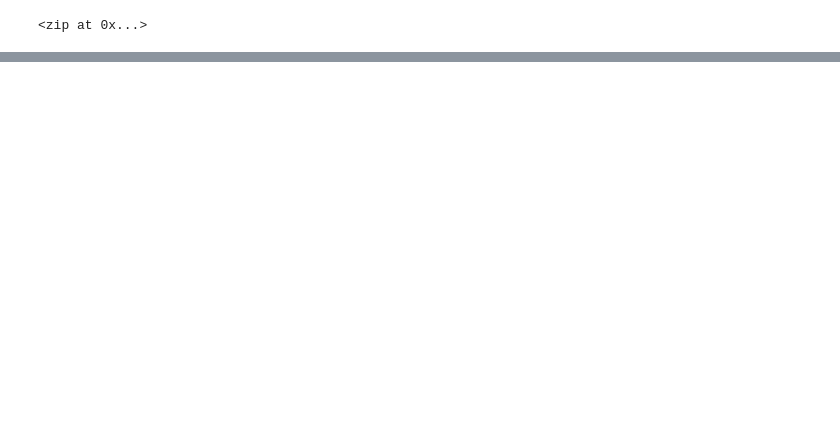
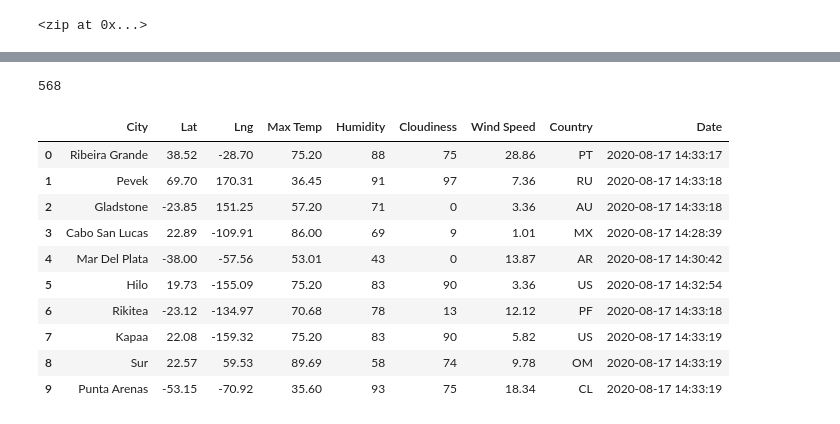
Before and after one commit to jmsyfang/World_Weather_Analysis, a Jupyter notebook: WeatherPy.ipynb, the cells around one changed output, grey strips where cells are left out. Saved outputs shown, nothing was run; the diff lists cells and outputs as text; code cells hidden in the pictures; blank space fills up the shorter version.

```diff
--- a/WeatherPy.ipynb
+++ b/WeatherPy.ipynb
@@ -32,0 +129,20 @@ len(cities)
+# %%
+len(city_data)
+# %% [output]
+568
+# %%
+# Convert the array of dictionaries to a Pandas DataFrame.
+city_data_df = pd.DataFrame(city_data)
+city_data_df.head(10)
+# %% [output]
+|  | City | Lat | Lng | Max Temp | Humidity | Cloudiness | Wind Speed | Country | Date |
+| 0 | Ribeira Grande | 38.52 | -28.70 | 75.20 | 88 | 75 | 28.86 | PT | 2020-08-17 14:33:17 |
+| 1 | Pevek | 69.70 | 170.31 | 36.45 | 91 | 97 | 7.36 | RU | 2020-08-17 14:33:18 |
+| 2 | Gladstone | -23.85 | 151.25 | 57.20 | 71 | 0 | 3.36 | AU | 2020-08-17 14:33:18 |
+| 3 | Cabo San Lucas | 22.89 | -109.91 | 86.00 | 69 | 9 | 1.01 | MX | 2020-08-17 14:28:39 |
+| 4 | Mar Del Plata | -38.00 | -57.56 | 53.01 | 43 | 0 | 13.87 | AR | 2020-08-17 14:30:42 |
+| 5 | Hilo | 19.73 | -155.09 | 75.20 | 83 | 90 | 3.36 | US | 2020-08-17 14:32:54 |
+| 6 | Rikitea | -23.12 | -134.97 | 70.68 | 78 | 13 | 12.12 | PF | 2020-08-17 14:33:18 |
+| 7 | Kapaa | 22.08 | -159.32 | 75.20 | 83 | 90 | 5.82 | US | 2020-08-17 14:33:19 |
+| 8 | Sur | 22.57 | 59.53 | 89.69 | 58 | 74 | 9.78 | OM | 2020-08-17 14:33:19 |
+| 9 | Punta Arenas | -53.15 | -70.92 | 35.60 | 93 | 75 | 18.34 | CL | 2020-08-17 14:33:19 |
```
Also changed, not shown: parts of 8 cells of this notebook, 3 other files.
